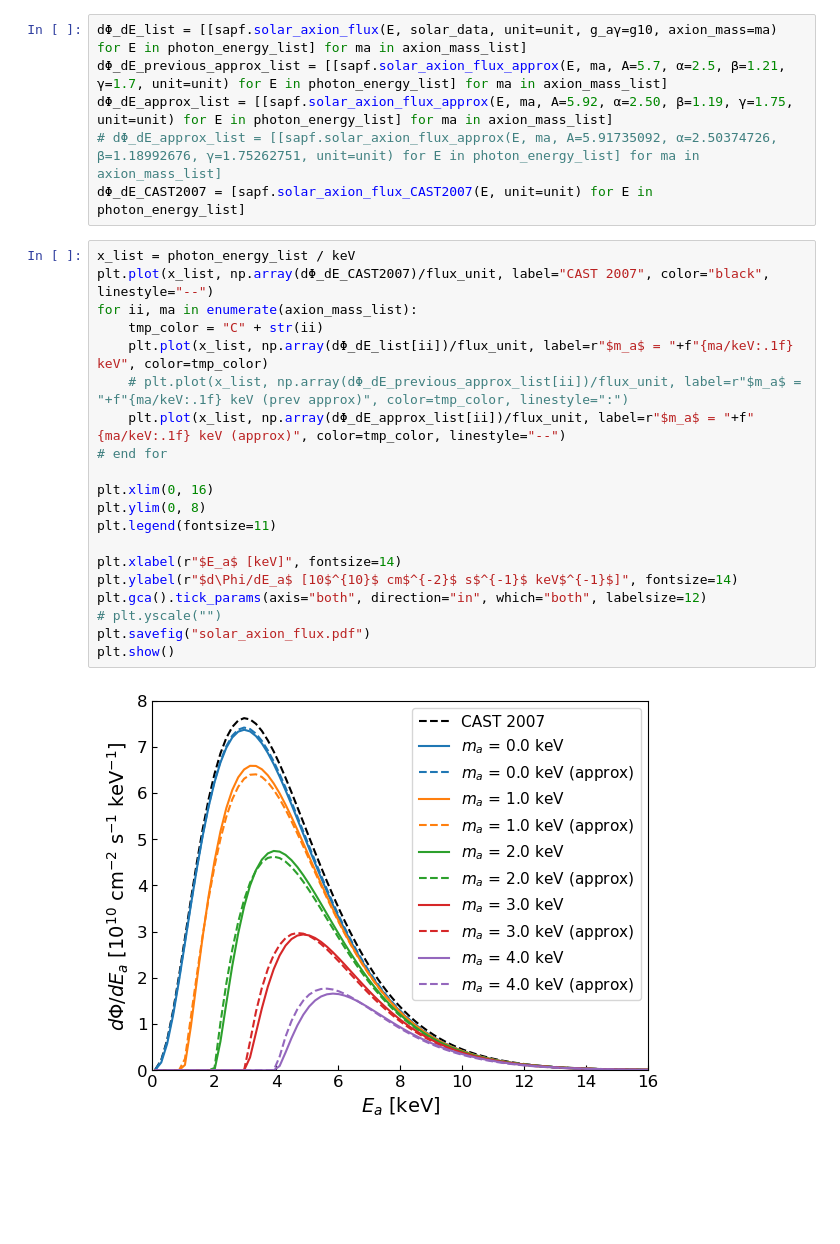
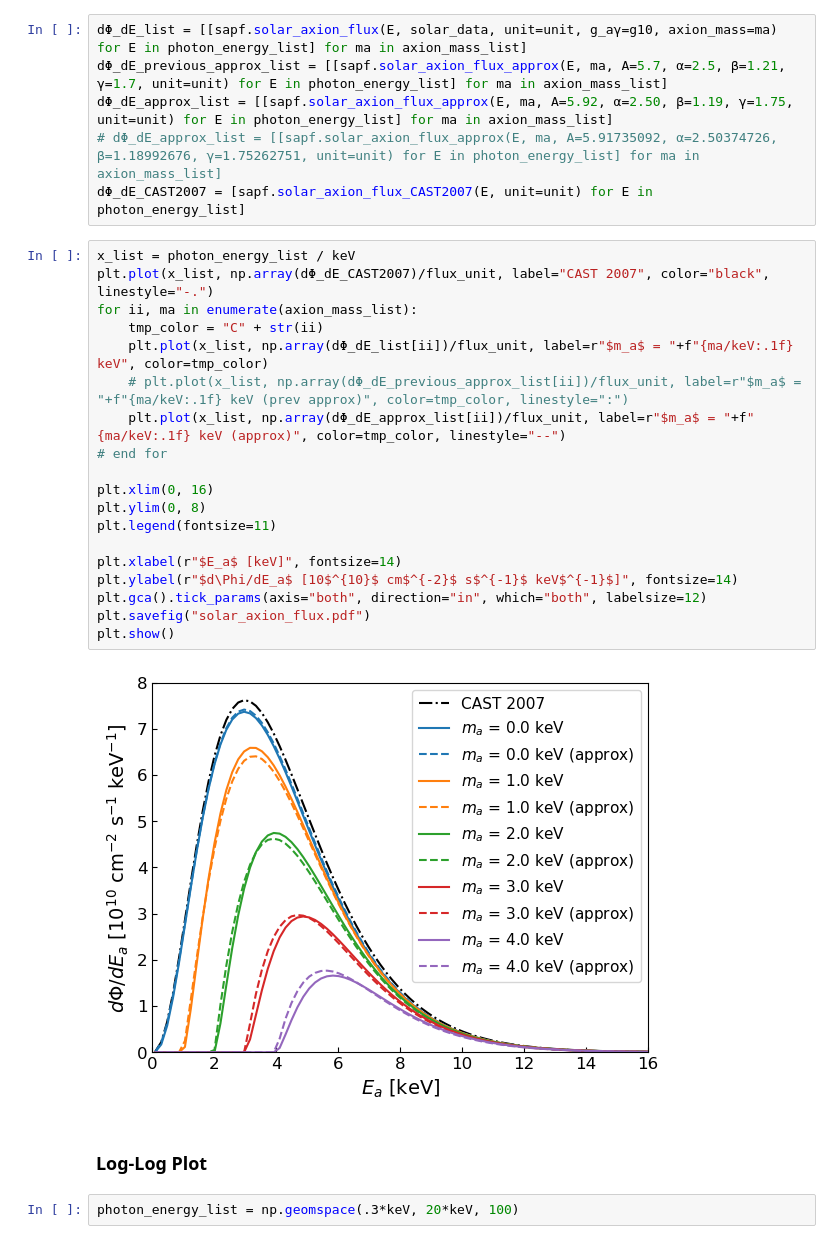
Before and after one commit to Fenyutanchan/Solar-Axion-Primakoff-Flux, a Jupyter notebook: main.ipynb, the cells around one changed output. Drawn from its saved outputs; the diff is of its cells as text; blank space fills up the shorter version.

Commit message:
add loglog plot

```diff
--- a/main.ipynb
+++ b/main.ipynb
@@ -34,23 +36,26 @@ dΦ_dE_approx_list = [[sapf.solar_axion_flux_approx(E, ma, A=5.92, α=2.50, β=1
 dΦ_dE_CAST2007 = [sapf.solar_axion_flux_CAST2007(E, unit=unit) for E in photon_energy_list]
 # %%
 x_list = photon_energy_list / keV
-plt.plot(x_list, np.array(dΦ_dE_CAST2007)/flux_unit, label="CAST 2007", color="black", linestyle="--")
+plt.plot(x_list, np.array(dΦ_dE_CAST2007)/flux_unit, label="CAST 2007", color="black", linestyle="-.")
 for ii, ma in enumerate(axion_mass_list):
     tmp_color = "C" + str(ii)
     plt.plot(x_list, np.array(dΦ_dE_list[ii])/flux_unit, label=r"$m_a$ = "+f"{ma/keV:.1f} keV", color=tmp_color)
     # plt.plot(x_list, np.array(dΦ_dE_previous_approx_list[ii])/flux_unit, label=r"$m_a$ = "+f"{ma/keV:.1f} keV (prev approx)", color=tmp_color, linestyle=":")
     plt.plot(x_list, np.array(dΦ_dE_approx_list[ii])/flux_unit, label=r"$m_a$ = "+f"{ma/keV:.1f} keV (approx)", color=tmp_color, linestyle="--")
 # end for
 
 plt.xlim(0, 16)
 plt.ylim(0, 8)
 plt.legend(fontsize=11)
 
 plt.xlabel(r"$E_a$ [keV]", fontsize=14)
 plt.ylabel(r"$d\Phi/dE_a$ [10$^{10}$ cm$^{-2}$ s$^{-1}$ keV$^{-1}$]", fontsize=14)
 plt.gca().tick_params(axis="both", direction="in", which="both", labelsize=12)
-# plt.yscale("")
 plt.savefig("solar_axion_flux.pdf")
 plt.show()
 # %% [output]
-[figure, old version]
+[figure, new version]
+# %% [markdown]
+### Log-Log Plot
+# %%
+photon_energy_list = np.geomspace(.3*keV, 20*keV, 100)
```
Also changed, not shown: parts of 3 cells of this notebook, 2 other files.
